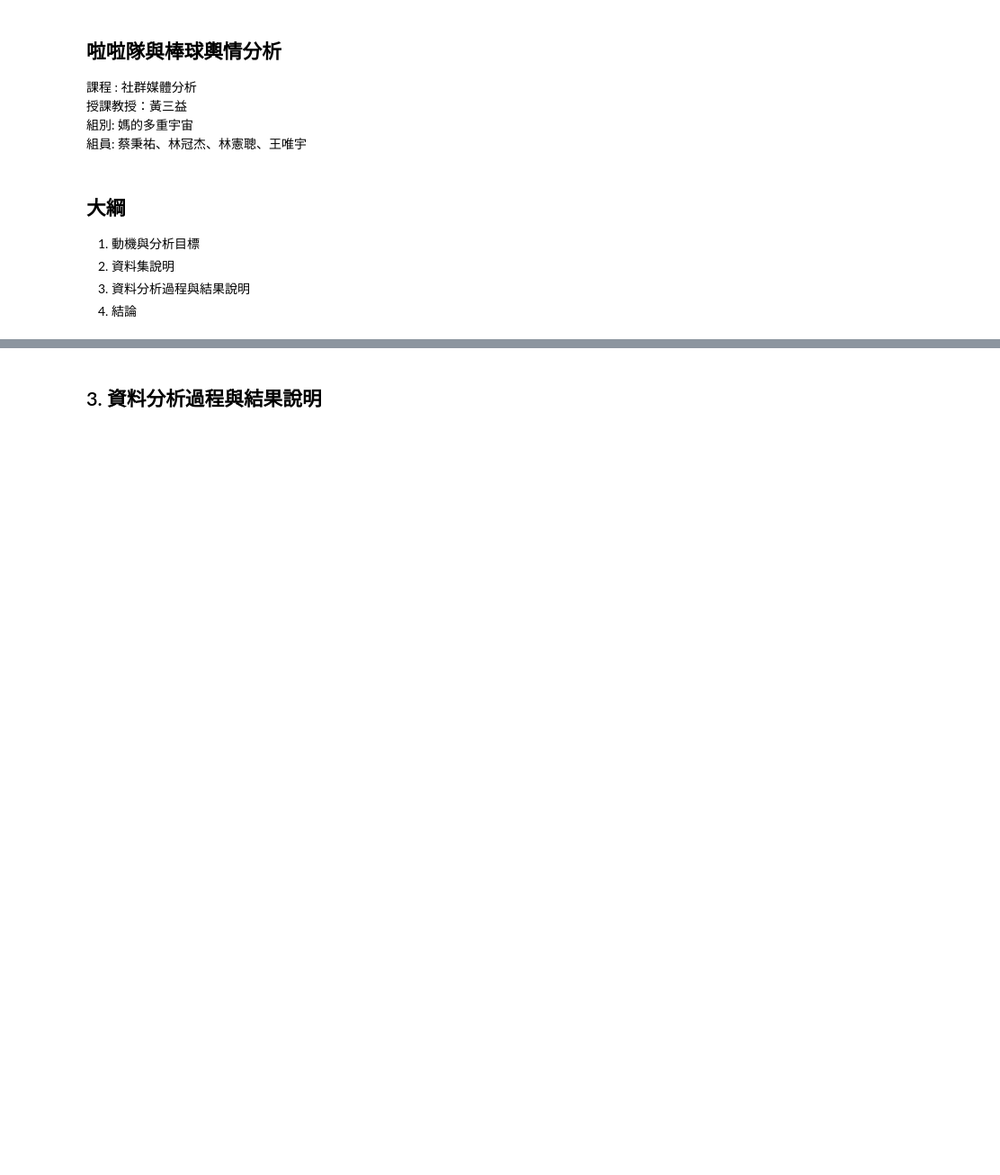
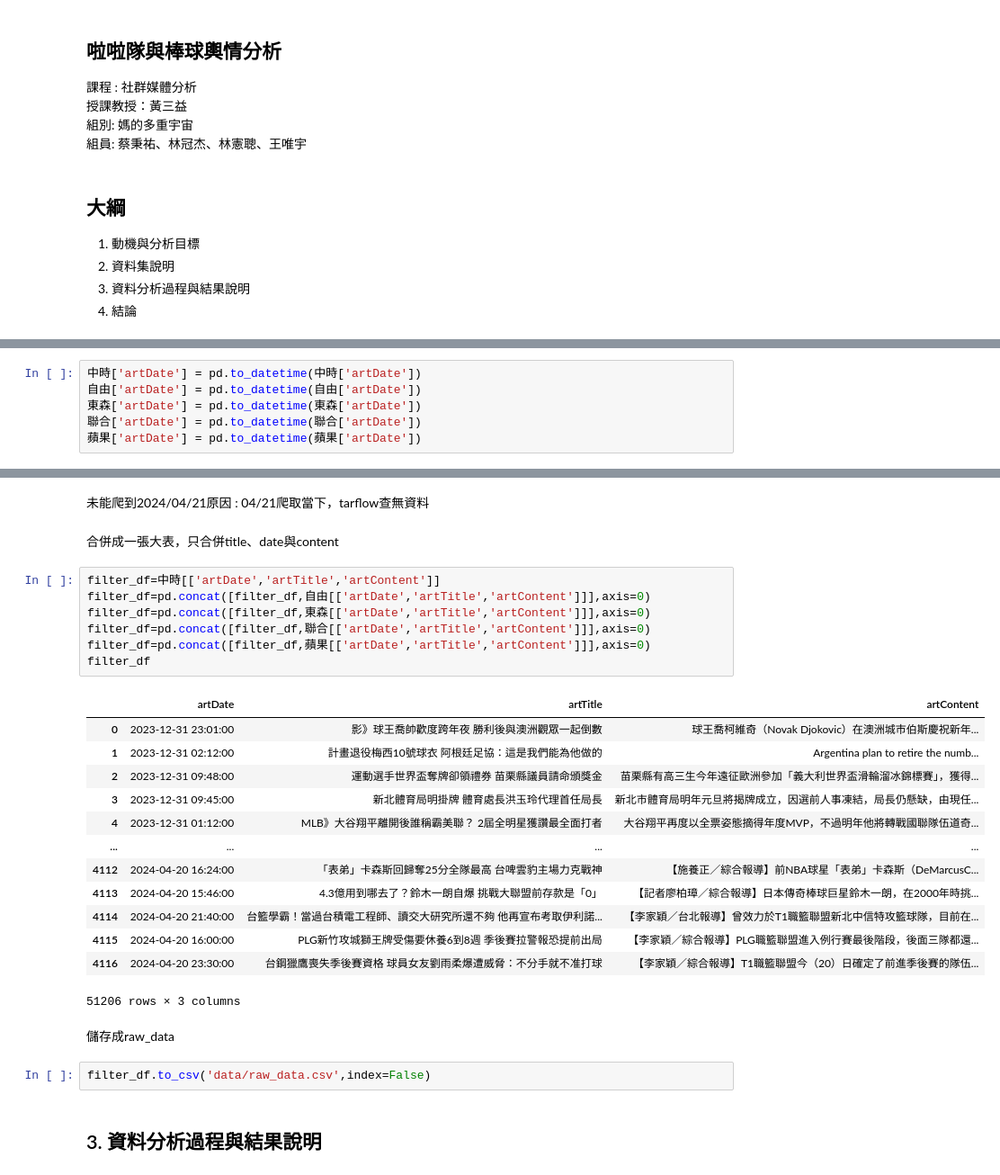
Before and after one commit to weiyu9805/SMA_project, a Jupyter notebook: project1.ipynb, the cells around one changed output, grey strips where cells are left out. Shown at 90% size. Saved outputs shown, nothing was run; the diff lists cells and outputs as text; blank space fills up the shorter version.

```diff
--- a/project1.ipynb
+++ b/project1.ipynb
@@ -27,0 +88,6 @@
+# %%
+中時['artDate'] = pd.to_datetime(中時['artDate'])
+自由['artDate'] = pd.to_datetime(自由['artDate'])
+東森['artDate'] = pd.to_datetime(東森['artDate'])
+聯合['artDate'] = pd.to_datetime(聯合['artDate'])
+蘋果['artDate'] = pd.to_datetime(蘋果['artDate'])
@@ -28,3 +117,32 @@
+# %% [markdown]
+未能爬到2024/04/21原因 : 04/21爬取當下，tarflow查無資料
+# %% [markdown]
+合併成一張大表，只合併title、date與content
+# %%
+filter_df=中時[['artDate','artTitle','artContent']]
+filter_df=pd.concat([filter_df,自由[['artDate','artTitle','artContent']]],axis=0)
+filter_df=pd.concat([filter_df,東森[['artDate','artTitle','artContent']]],axis=0)
+filter_df=pd.concat([filter_df,聯合[['artDate','artTitle','artContent']]],axis=0)
+filter_df=pd.concat([filter_df,蘋果[['artDate','artTitle','artContent']]],axis=0)
+filter_df
+# %% [output]
+|  | artDate | artTitle | artContent |
+| 0 | 2023-12-31 23:01:00 | 影》球王喬帥歡度跨年夜 勝利後與澳洲觀眾一起倒數 | 球王喬柯維奇（Novak Djokovic）在澳洲城市伯斯慶祝新年... |
+| 1 | 2023-12-31 02:12:00 | 計畫退役梅西10號球衣 阿根廷足協：這是我們能為他做的 | Argentina plan to retire the numb... |
+| 2 | 2023-12-31 09:48:00 | 運動選手世界盃奪牌卻領禮券 苗栗縣議員請命頒獎金 | 苗栗縣有高三生今年遠征歐洲參加「義大利世界盃滑輪溜冰錦標賽」，獲得... |
+| 3 | 2023-12-31 09:45:00 | 新北體育局明掛牌 體育處長洪玉玲代理首任局長 | 新北市體育局明年元旦將揭牌成立，因選前人事凍結，局長仍懸缺，由現任... |
+| 4 | 2023-12-31 01:12:00 | MLB》大谷翔平離開後誰稱霸美聯？ 2屆全明星獲讚最全面打者 | 大谷翔平再度以全票姿態摘得年度MVP，不過明年他將轉戰國聯隊伍道奇... |
+| ... | ... | ... | ... |
+| 4112 | 2024-04-20 16:24:00 | 「表弟」卡森斯回歸奪25分全隊最高 台啤雲豹主場力克戰神 | 【施養正／綜合報導】前NBA球星「表弟」卡森斯（DeMarcusC... |
+| 4113 | 2024-04-20 15:46:00 | 4.3億用到哪去了？鈴木一朗自爆 挑戰大聯盟前存款是「0」 | 【記者廖柏璋／綜合報導】日本傳奇棒球巨星鈴木一朗，在2000年時挑... |
+| 4114 | 2024-04-20 21:40:00 | 台籃學霸！當過台積電工程師、讀交大研究所還不夠 他再宣布考取伊利諾... | 【李家穎／台北報導】曾效力於T1職籃聯盟新北中信特攻籃球隊，目前在... |
+| 4115 | 2024-04-20 16:00:00 | PLG新竹攻城獅王牌受傷要休養6到8週 季後賽拉警報恐提前出局 | 【李家穎／綜合報導】PLG職籃聯盟進入例行賽最後階段，後面三隊都還... |
+| 4116 | 2024-04-20 23:30:00 | 台鋼獵鷹喪失季後賽資格 球員女友劉雨柔爆遭威脅：不分手就不准打球 | 【李家穎／綜合報導】T1職籃聯盟今（20）日確定了前進季後賽的隊伍... |
+51206 rows × 3 columns
+# %% [markdown]
+儲存成raw_data
+# %%
+filter_df.to_csv('data/raw_data.csv',index=False)
 # %% [markdown]
 ## 3. 資料分析過程與結果說明
 # %% [markdown]
```
Also changed, not shown: parts of 13 cells of this notebook, 6 other files.
